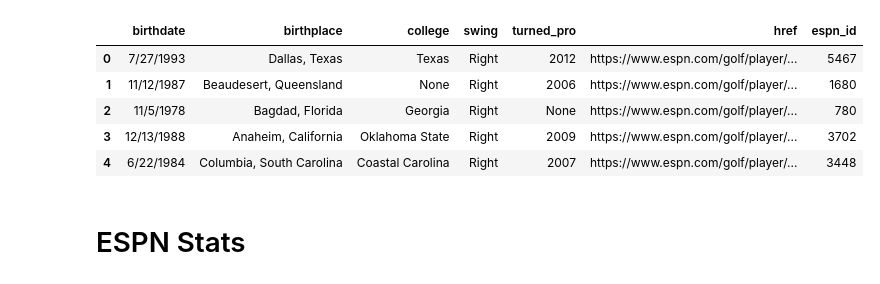
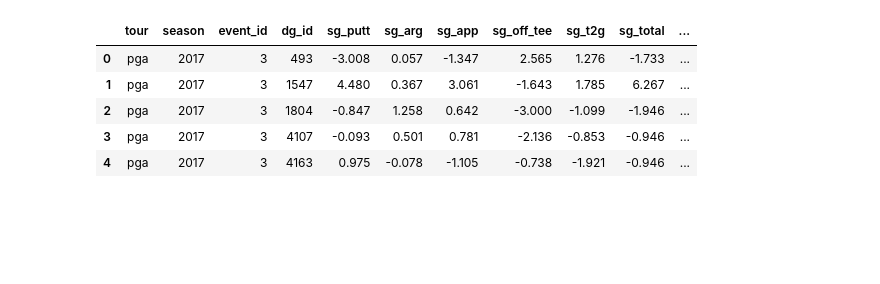
Before and after one commit to melebrett/MSDS-Capstone, a Jupyter notebook: dev/eda.ipynb, the cells around one changed output. Cells and saved outputs as stored; diff of their text form; code cells hidden in the pictures; blank space fills up the shorter version.

```diff
--- a/dev/eda.ipynb
+++ b/dev/eda.ipynb
@@ -106,4 +22,0 @@ df_rounds = pd.read_sql("select * from rounds", conn)
-# %%
-# print the first 5 rows and make all columns visible without scrolling
-pd.set_option('display.max_columns', None)
-df_rounds.head()
@@ -166,0 +86,2 @@ df_espn_bio = pd.read_sql("select * from espn_bio", conn)
+# %%
+rounds_sg = rounds[rounds['has_sg']==True]
@@ -167,11 +108,16 @@ df_espn_bio = pd.read_sql("select * from espn_bio", conn)
+# %%
+events_sg = rounds_sg.groupby(['tour', 'season', 'event_id', 'dg_id']).agg(
+    {'sg_putt': 'sum', 'sg_arg': 'sum', 'sg_app': 'sum', 'sg_off_tee': 'sum', 'sg_t2g':'sum', 'sg_total': 'sum',
+     'course_par':'sum', 'round_num':'max', 'round_score':'sum'}
+    ).reset_index()
+# %%
+events_sg['final_score'] = events_sg['round_score'] - events_sg['course_par']
 # %%
-df_espn_bio.head()
+events_sg.head()
 # %% [output]
-|  | birthdate | birthplace | college | swing | turned_pro | href | espn_id |
-| 0 | 7/27/1993 | Dallas, Texas | Texas | Right | 2012 | https://www.espn.com/golf/player/... | 5467 |
-| 1 | 11/12/1987 | Beaudesert, Queensland | None | Right | 2006 | https://www.espn.com/golf/player/... | 1680 |
-| 2 | 11/5/1978 | Bagdad, Florida | Georgia | Right | None | https://www.espn.com/golf/player/... | 780 |
-| 3 | 12/13/1988 | Anaheim, California | Oklahoma State | Right | 2009 | https://www.espn.com/golf/player/... | 3702 |
-| 4 | 6/22/1984 | Columbia, South Carolina | Coastal Carolina | Right | 2007 | https://www.espn.com/golf/player/... | 3448 |
+|  | tour | season | event_id | dg_id | sg_putt | sg_arg | sg_app | sg_off_tee | sg_t2g | sg_total | ... |
+| 0 | pga | 2017 | 3 | 493 | -3.008 | 0.057 | -1.347 | 2.565 | 1.276 | -1.733 | ... |
+| 1 | pga | 2017 | 3 | 1547 | 4.480 | 0.367 | 3.061 | -1.643 | 1.785 | 6.267 | ... |
+| 2 | pga | 2017 | 3 | 1804 | -0.847 | 1.258 | 0.642 | -3.000 | -1.099 | -1.946 | ... |
+| 3 | pga | 2017 | 3 | 4107 | -0.093 | 0.501 | 0.781 | -2.136 | -0.853 | -0.946 | ... |
+| 4 | pga | 2017 | 3 | 4163 | 0.975 | -0.078 | -1.105 | -0.738 | -1.921 | -0.946 | ... |
-# %% [markdown]
-# ESPN Stats
```
Also changed, not shown: parts of 31 cells of this notebook, 2 other files.
